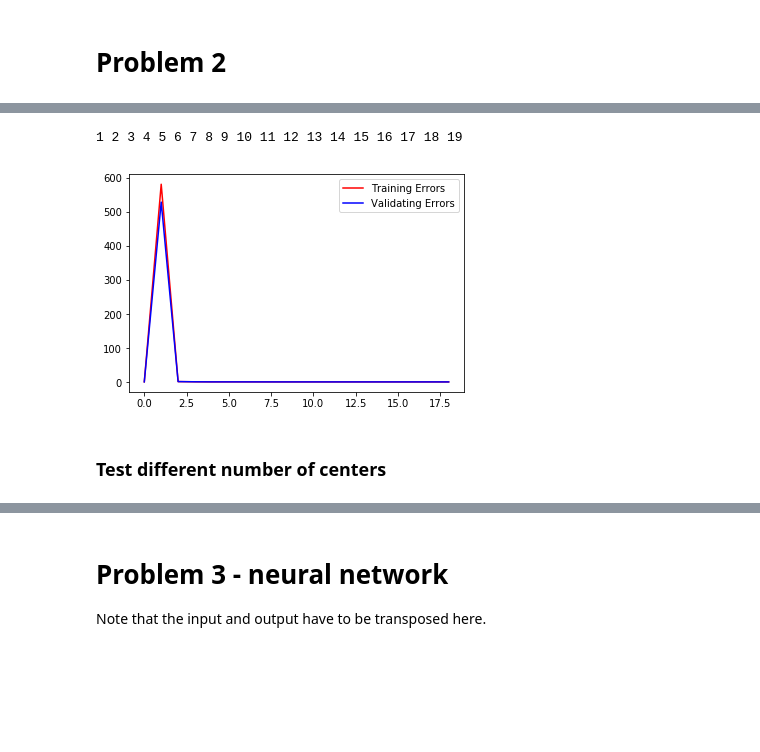
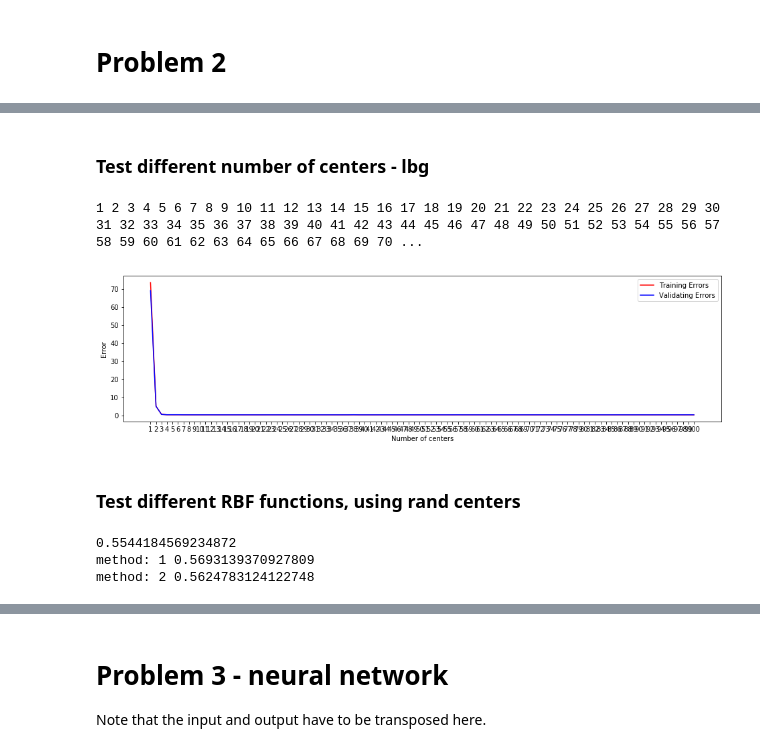
Before and after one commit to zyu47/MATH532, a Jupyter notebook: ps6/Programming.ipynb, the cells around one changed output, grey strips where cells are left out. Cells and saved outputs as stored; diff of their text form; code cells hidden in the pictures; blank space fills up the shorter version.

```diff
--- a/ps6/Programming.ipynb
+++ b/ps6/Programming.ipynb
@@ -155,21 +189,52 @@ def RBF_test(X_test, w, centers, Y_true, rbf_func, rbf_alpha=None):
+# %% [markdown]
+### Test different number of centers - lbg
 # %%
 train_errors = []
 val_errors = []
-
-for i in range(1, 20):
+min_val_error = 100
+best_w = None
+best_centers = None
+max_center_no = 100
+for i in range(1, max_center_no+1):
+    w, centers, PHI = RBF_train(train_x, train_y, Nc=i, center_choice='lbg',rbf_func=0, rbf_alpha=1)
     print(i, end=' ')
-    w, centers = RBF_train(train_x, train_y, Nc=i, center_choice='lbg',rbf_func=0, rbf_alpha=1)
     _, t_error = RBF_test(train_x, w, centers, train_y, rbf_func=0, rbf_alpha=1)
     _, v_error = RBF_test(val_x, w, centers, val_y, rbf_func=0, rbf_alpha=1)
     train_errors.append(t_error)
     val_errors.append(v_error)
+    if v_error < min_val_error:
+        min_val_error = v_error
+        best_w = w
+        best_centers = centers
 
-plt.plot(train_errors[:50], 'r', label='Training Errors')
-plt.plot(val_errors[:50], 'b', label='Validating Errors')
+print(best_centers.shape)
+np.save('./best_centers2.npy', best_centers)
+np.save('./best_w2.npy', best_w)
+plt.figure(figsize=(16, 4))
+plt.plot(range(1, max_center_no+1), train_errors, 'r', label='Training Errors')
+plt.plot(range(1, max_center_no+1), val_errors, 'b', label='Validating Errors')
+plt.xticks(range(1,max_center_no+1))
+plt.ylabel('Error')
+plt.xlabel('Number of centers')
 plt.legend()
 plt.show()
 # %% [output]
-1 2 3 4 5 6 7 8 9 10 11 12 13 14 15 16 17 18 19
+1 2 3 4 5 6 7 8 9 10 11 12 13 14 15 16 17 18 19 20 21 22 23 24 25 26 27 28 29 30 31 32 33 34 35 36 37 38 39 40 41 42 43 44 45 46 47 48 49 50 51 52 53 54 55 56 57 58 59 60 61 62 63 64 65 66 67 68 69 70 ...
-[figure, old version]
+[figure, new version]
 # %% [markdown]
-### Test different number of centers
+### Test different RBF functions, using rand centers
+# %%
+best_centers = np.load('./best_centers1.npy')
+best_w = np.load('./best_w1.npy')
+_, v_error = RBF_test(val_x, best_w, best_centers, val_y, rbf_func=0, rbf_alpha=0)
+print(v_error)
+
+min_error = 1
+for i in range(1, 3):
+    w, centers, PHI = RBF_train(train_x, train_y, Nc=best_centers.shape[1], center_choice='pre', rbf_func=i, rbf_alpha=0, pre_centers=best_centers)
+    _, v_error = RBF_test(val_x, w, centers, val_y, rbf_func=i, rbf_alpha=0)
+    print('method:', i, v_error)
+# %% [output]
+0.5544184569234872
+method: 1 0.5693139370927809
+method: 2 0.5624783124122748
```
Also changed, not shown: parts of 28 cells of this notebook, 20 other files.
